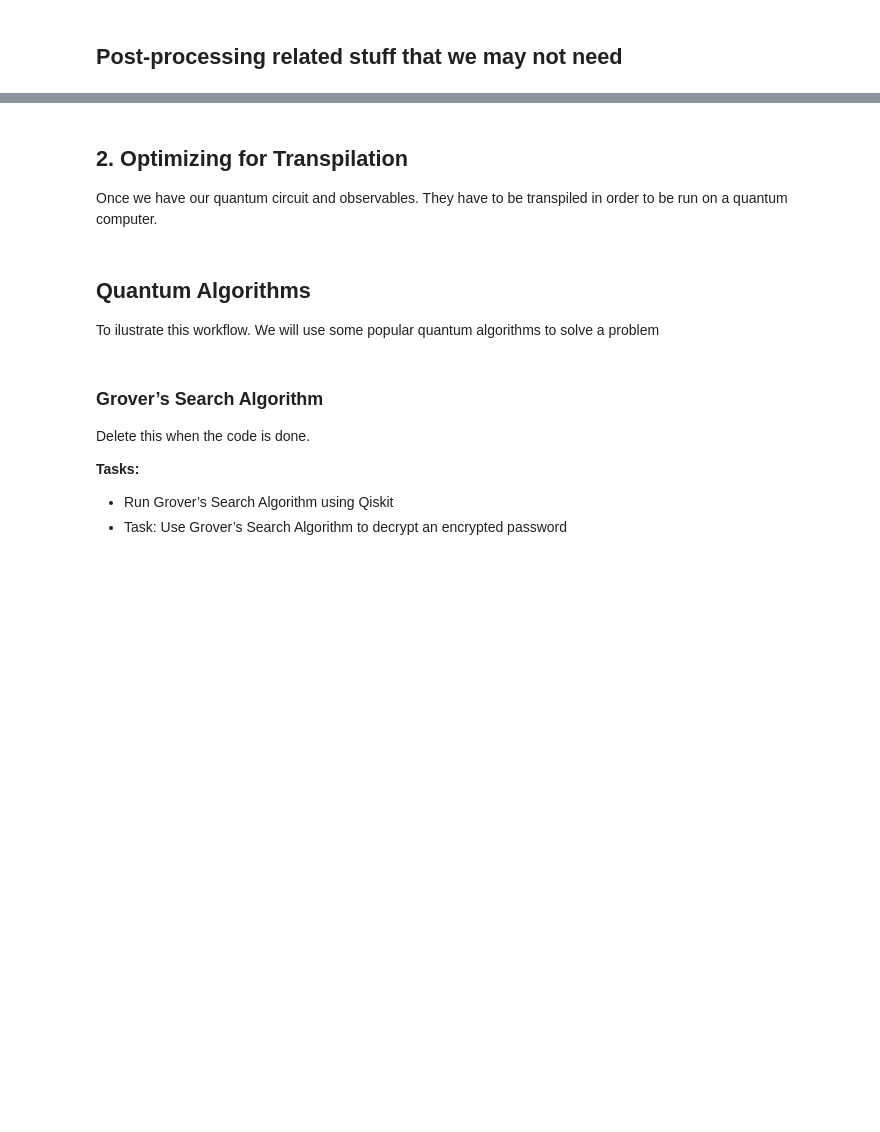
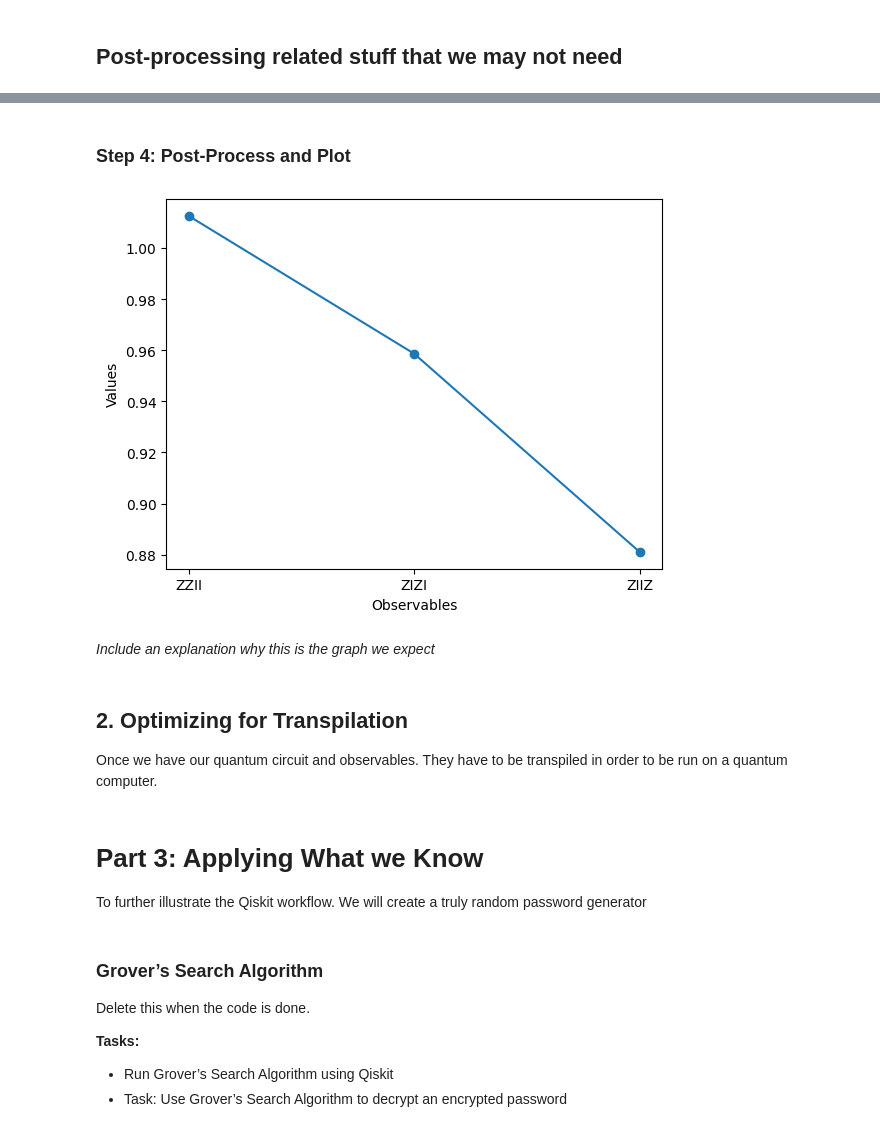
Before and after one commit to Watcher1223/CS-123-tutorial, a Jupyter notebook: qcqiskit.ipynb, the cells around one changed output, grey strips where cells are left out. Saved outputs shown, nothing was run; the diff lists cells and outputs as text; code cells hidden in the pictures; blank space fills up the shorter version.

```diff
--- a/qcqiskit.ipynb
+++ b/qcqiskit.ipynb
@@ -456,11 +370,32 @@ qc.draw(output='mpl')
+# %% [markdown]
+### Step 4: Post-Process and Plot
+# %%
+# Plot the result
+# TODO:
+
+from matplotlib import pyplot as plt
+
+values = pub_result.data.evs
+
+errors = pub_result.data.stds
+
+# plotting graph
+plt.plot(observables_labels, values, "-o")
+plt.xlabel("Observables")
+plt.ylabel("Values")
+plt.show()
+# %% [output]
+[figure, added]
+# %% [markdown]
+*Include an explanation why this is the graph we expect*
 # %% [markdown]
 ## 2. Optimizing for Transpilation
 
 Once we have our quantum circuit and observables. They have to be transpiled in order to be run on a quantum computer.
-# %% [markdown]
-## Quantum Algorithms
-
-To ilustrate this workflow. We will use some popular quantum algorithms to solve a problem
+# %% [markdown]
+# Part 3: Applying What we Know
+
+To further illustrate the Qiskit workflow. We will create a truly random password generator
 # %% [markdown]
 ### Grover’s Search Algorithm
 
```
Also changed, not shown: parts of 56 cells of this notebook.
